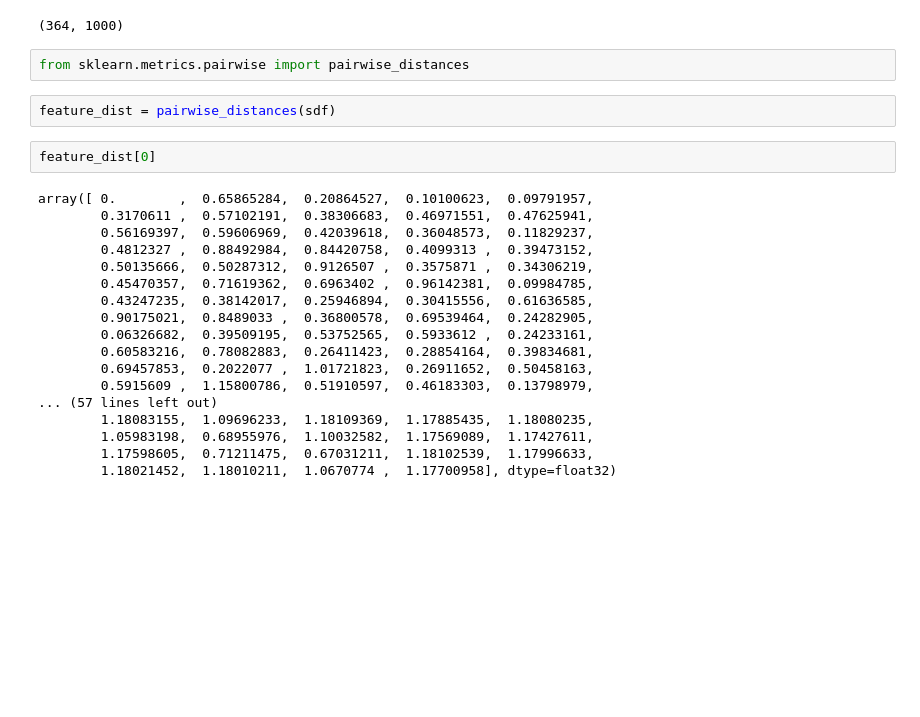
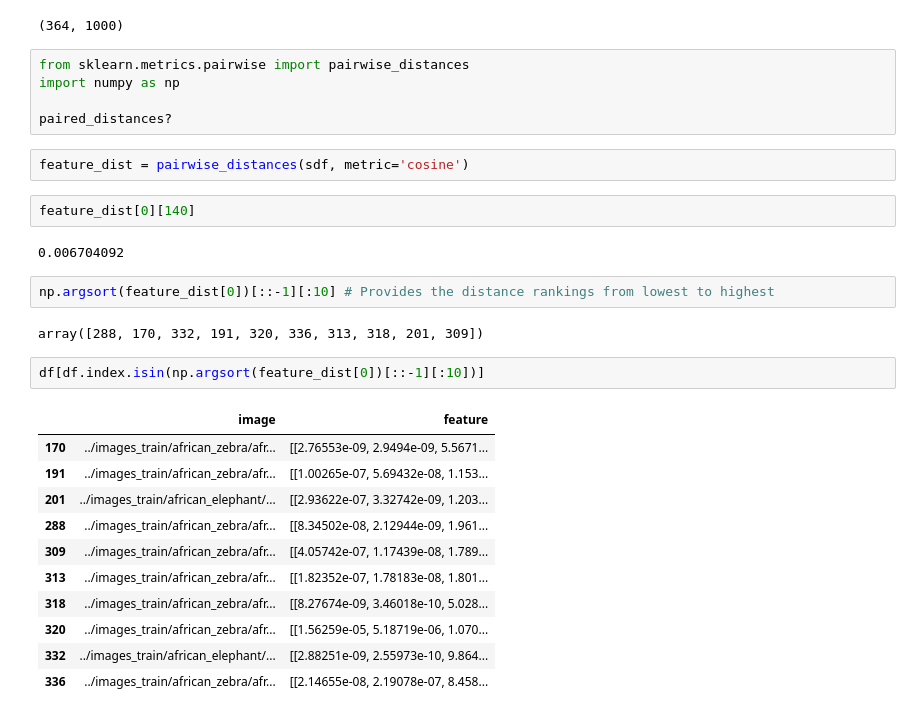
Before and after one commit to PacktPublishing/Deep-Learning-Applied-Projects-with-Python, a Jupyter notebook: notebooks/Feature Extraction.ipynb, the cells around one changed output. Cells and saved outputs as stored; diff of their text form; blank space fills up the shorter version.

```diff
--- a/notebooks/Feature Extraction.ipynb
+++ b/notebooks/Feature Extraction.ipynb
@@ -56,25 +56,30 @@ sdf.shape
 (364, 1000)
 # %%
 from sklearn.metrics.pairwise import pairwise_distances
+import numpy as np
+
+paired_distances?
 # %%
-feature_dist = pairwise_distances(sdf)
+feature_dist = pairwise_distances(sdf, metric='cosine')
 # %%
-feature_dist[0]
+feature_dist[0][140]
 # %% [output]
-array([ 0.        ,  0.65865284,  0.20864527,  0.10100623,  0.09791957,
-        0.3170611 ,  0.57102191,  0.38306683,  0.46971551,  0.47625941,
-        0.56169397,  0.59606969,  0.42039618,  0.36048573,  0.11829237,
-        0.4812327 ,  0.88492984,  0.84420758,  0.4099313 ,  0.39473152,
-        0.50135666,  0.50287312,  0.9126507 ,  0.3575871 ,  0.34306219,
-        0.45470357,  0.71619362,  0.6963402 ,  0.96142381,  0.09984785,
-        0.43247235,  0.38142017,  0.25946894,  0.30415556,  0.61636585,
-        0.90175021,  0.8489033 ,  0.36800578,  0.69539464,  0.24282905,
-        0.06326682,  0.39509195,  0.53752565,  0.5933612 ,  0.24233161,
-        0.60583216,  0.78082883,  0.26411423,  0.28854164,  0.39834681,
-        0.69457853,  0.2022077 ,  1.01721823,  0.26911652,  0.50458163,
-        0.5915609 ,  1.15800786,  0.51910597,  0.46183303,  0.13798979,
-... (57 lines left out)
-        1.18083155,  1.09696233,  1.18109369,  1.17885435,  1.18080235,
-        1.05983198,  0.68955976,  1.10032582,  1.17569089,  1.17427611,
-        1.17598605,  0.71211475,  0.67031211,  1.18102539,  1.17996633,
-        1.18021452,  1.18010211,  1.0670774 ,  1.17700958], dtype=float32)
+0.006704092
+# %%
+np.argsort(feature_dist[0])[::-1][:10] # Provides the distance rankings from lowest to highest
+# %% [output]
+array([288, 170, 332, 191, 320, 336, 313, 318, 201, 309])
+# %%
+df[df.index.isin(np.argsort(feature_dist[0])[::-1][:10])]
+# %% [output]
+|  | image | feature |
+| 170 | ../images_train/african_zebra/afr... | [[2.76553e-09, 2.9494e-09, 5.5671... |
+| 191 | ../images_train/african_zebra/afr... | [[1.00265e-07, 5.69432e-08, 1.153... |
+| 201 | ../images_train/african_elephant/... | [[2.93622e-07, 3.32742e-09, 1.203... |
+| 288 | ../images_train/african_zebra/afr... | [[8.34502e-08, 2.12944e-09, 1.961... |
+| 309 | ../images_train/african_zebra/afr... | [[4.05742e-07, 1.17439e-08, 1.789... |
+| 313 | ../images_train/african_zebra/afr... | [[1.82352e-07, 1.78183e-08, 1.801... |
+| 318 | ../images_train/african_zebra/afr... | [[8.27674e-09, 3.46018e-10, 5.028... |
+| 320 | ../images_train/african_zebra/afr... | [[1.56259e-05, 5.18719e-06, 1.070... |
+| 332 | ../images_train/african_elephant/... | [[2.88251e-09, 2.55973e-10, 9.864... |
+| 336 | ../images_train/african_zebra/afr... | [[2.14655e-08, 2.19078e-07, 8.458... |
```
Also changed, not shown: parts of 2 cells of this notebook, 1 other file.
